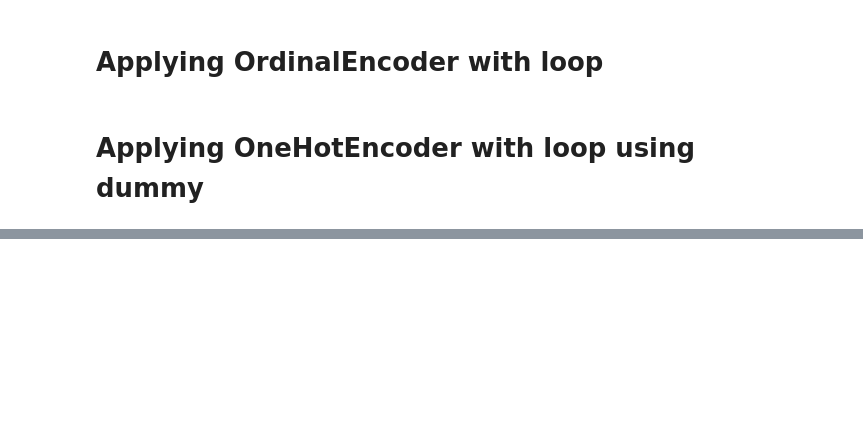
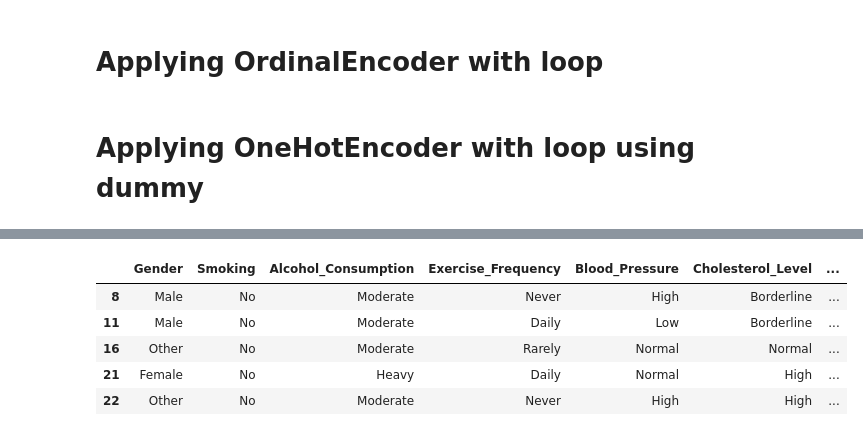
Before and after one commit to tamimm711/DataLoad_Cleaning_Preprocessing_Scaling, a Jupyter notebook: Preprocessing.ipynb, the cells around one changed output, grey strips where cells are left out. Cells and saved outputs as stored; diff of their text form; code cells hidden in the pictures; blank space fills up the shorter version.

```diff
--- a/Preprocessing.ipynb
+++ b/Preprocessing.ipynb
@@ -241,0 +268,21 @@ DF2.head()
+# %%
+DF3["BMI"]= min_max.fit_transform(DF3[["BMI"]])
+# Scale 'BMI' to a normalized range (0–1) using Min-Max Scaling
+# %%
+DF3["Heart_Rate"]= min_max.fit_transform(DF3[["Heart_Rate"]])
+# Scale 'BMI' to a normalized range (0–1) using Min-Max Scaling
+# %%
+DF3["Sleep_Hours"]= min_max.fit_transform(DF3[["Sleep_Hours"]])
+# Scale 'Heart_Rate' to a normalized range (0–1) using Min-Max Scaling
+# %%
+DF3["Blood_Sugar_Level"]= min_max.fit_transform(DF3[["Blood_Sugar_Level"]])
+# Scale 'Blood_Sugar_Level' to a normalized range (0–1) using Min-Max Scaling
+# %%
+DF3.head()
+# %% [output]
+|  | Gender | Smoking | Alcohol_Consumption | Exercise_Frequency | Blood_Pressure | Cholesterol_Level | ... |
+| 8 | Male | No | Moderate | Never | High | Borderline | ... |
+| 11 | Male | No | Moderate | Daily | Low | Borderline | ... |
+| 16 | Other | No | Moderate | Rarely | Normal | Normal | ... |
+| 21 | Female | No | Heavy | Daily | Normal | High | ... |
+| 22 | Other | No | Moderate | Never | High | High | ... |
```
Also changed, not shown: parts of 4 cells of this notebook.
